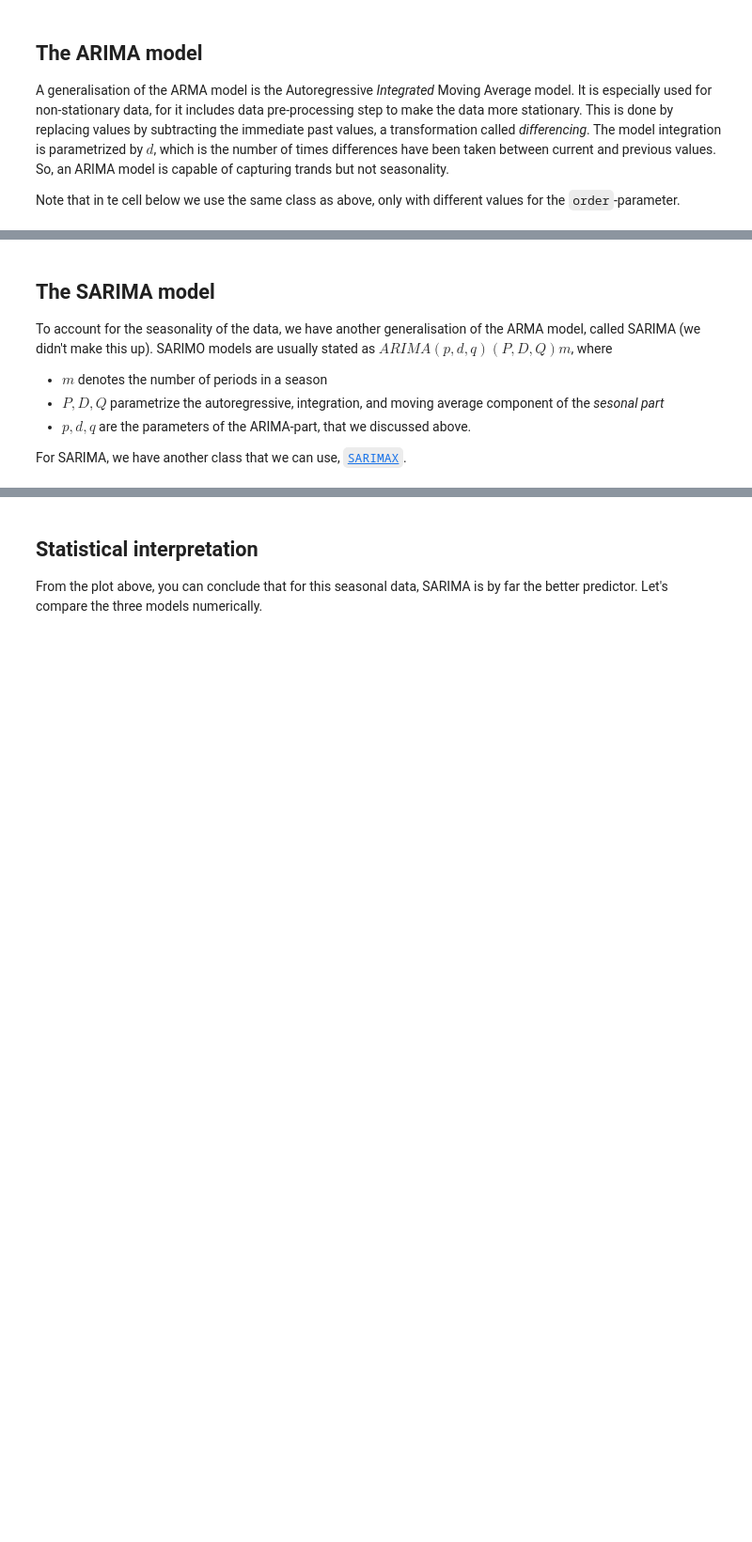
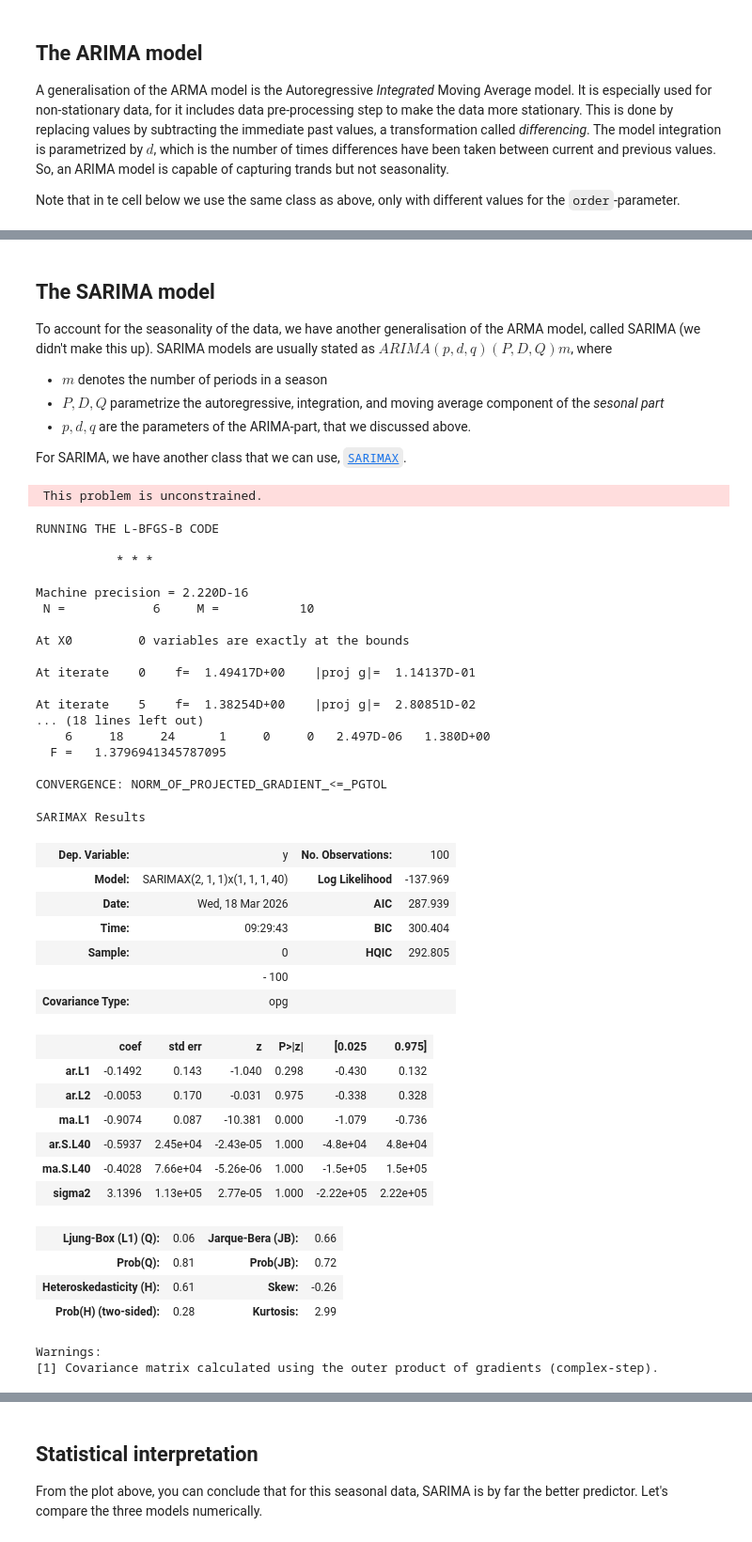
Before and after one commit to fenna/BFVM23PROGRAM3, a Jupyter notebook: demos/demo-arma-and-friends.ipynb, the cells around one changed output, grey strips where cells are left out. Shown at 94% size. Saved outputs shown, nothing was run; the diff lists cells and outputs as text; code cells hidden in the pictures; blank space fills up the shorter version.

```diff
--- a/demos/demo-arma-and-friends.ipynb
+++ b/demos/demo-arma-and-friends.ipynb
@@ -162,7 +255,7 @@ plt.show()
 # %% [markdown]
 ## The SARIMA model
 
-To account for the seasonality of the data, we have another generalisation of the ARMA model, called SARIMA (we didn't make this up). SARIMO models are usually stated as $ARIMA(p,d,q)(P,D,Q)m$, where
+To account for the seasonality of the data, we have another generalisation of the ARMA model, called SARIMA (we didn't make this up). SARIMA models are usually stated as $ARIMA(p,d,q)(P,D,Q)m$, where
 
 - $m$ denotes the number of periods in a season
 - $P,D,Q$ parametrize the autoregressive, integration, and moving average component of the *sesonal part*
@@ -170,9 +263,49 @@ To account for the seasonality of the data, we have another generalisation of th
 
 For SARIMA, we have another class that we can use, [`SARIMAX`](https://www.statsmodels.org/stable/generated/statsmodels.tsa.statespace.sarimax.SARIMAX.html#statsmodels.tsa.statespace.sarimax.SARIMAX).
 # %%
-sarima_model = sm.tsa.SARIMAX(seasonal_data, order=(2, 1, 1), seasonal_order=(1, 1, 1, 20))
+sarima_model = sm.tsa.SARIMAX(seasonal_data, order=(2, 1, 1), seasonal_order=(1, 1, 1, 40))
 sarima_results = sarima_model.fit()
 sarima_results.summary()
+# %% [output]
+ This problem is unconstrained.
+RUNNING THE L-BFGS-B CODE
+
+           * * *
+
+Machine precision = 2.220D-16
+ N =            6     M =           10
+
+At X0         0 variables are exactly at the bounds
+
+At iterate    0    f=  1.49417D+00    |proj g|=  1.14137D-01
+
+At iterate    5    f=  1.38254D+00    |proj g|=  2.80851D-02
+... (18 lines left out)
+    6     18     24      1     0     0   2.497D-06   1.380D+00
+  F =   1.3796941345787095
+
+CONVERGENCE: NORM_OF_PROJECTED_GRADIENT_<=_PGTOL
+SARIMAX Results
+| Dep. Variable: | y | No. Observations: | 100 |
+| Model: | SARIMAX(2, 1, 1)x(1, 1, 1, 40) | Log Likelihood | -137.969 |
+| Date: | Wed, 18 Mar 2026 | AIC | 287.939 |
+| Time: | 09:29:43 | BIC | 300.404 |
+| Sample: | 0 | HQIC | 292.805 |
+|  | - 100 |  |  |
+| Covariance Type: | opg |  |  |
+|  | coef | std err | z | P>|z| | [0.025 | 0.975] |
+| ar.L1 | -0.1492 | 0.143 | -1.040 | 0.298 | -0.430 | 0.132 |
+| ar.L2 | -0.0053 | 0.170 | -0.031 | 0.975 | -0.338 | 0.328 |
+| ma.L1 | -0.9074 | 0.087 | -10.381 | 0.000 | -1.079 | -0.736 |
+| ar.S.L40 | -0.5937 | 2.45e+04 | -2.43e-05 | 1.000 | -4.8e+04 | 4.8e+04 |
+| ma.S.L40 | -0.4028 | 7.66e+04 | -5.26e-06 | 1.000 | -1.5e+05 | 1.5e+05 |
+| sigma2 | 3.1396 | 1.13e+05 | 2.77e-05 | 1.000 | -2.22e+05 | 2.22e+05 |
+| Ljung-Box (L1) (Q): | 0.06 | Jarque-Bera (JB): | 0.66 |
+| Prob(Q): | 0.81 | Prob(JB): | 0.72 |
+| Heteroskedasticity (H): | 0.61 | Skew: | -0.26 |
+| Prob(H) (two-sided): | 0.28 | Kurtosis: | 2.99 |
+Warnings:
+[1] Covariance matrix calculated using the outer product of gradients (complex-step).
 # %%
 fig,ax = plt.subplots(figsize=(12,6))
 plot_model_results(ax, seasonal_data,
```
Also changed, not shown: parts of 19 cells of this notebook.
